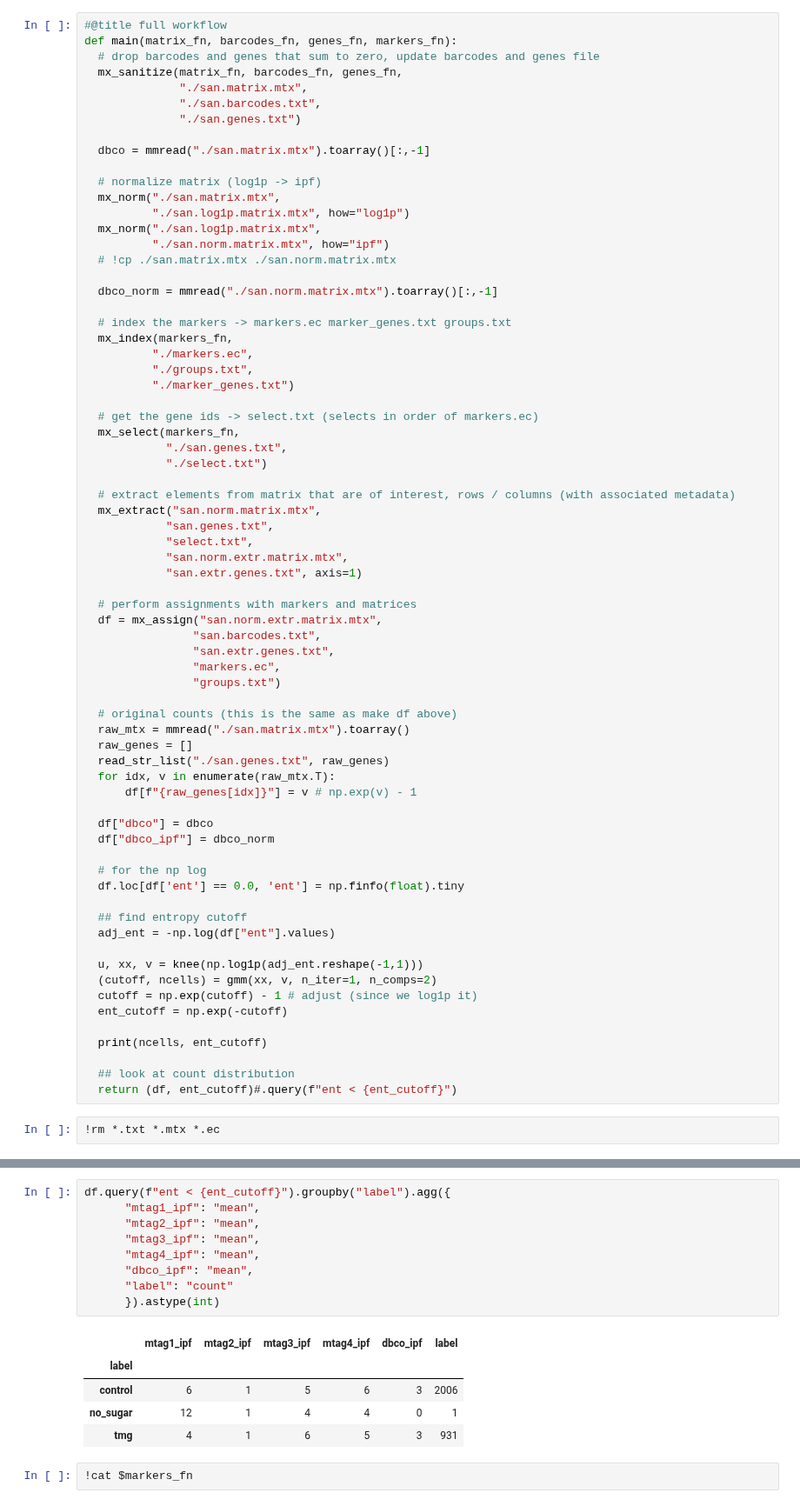
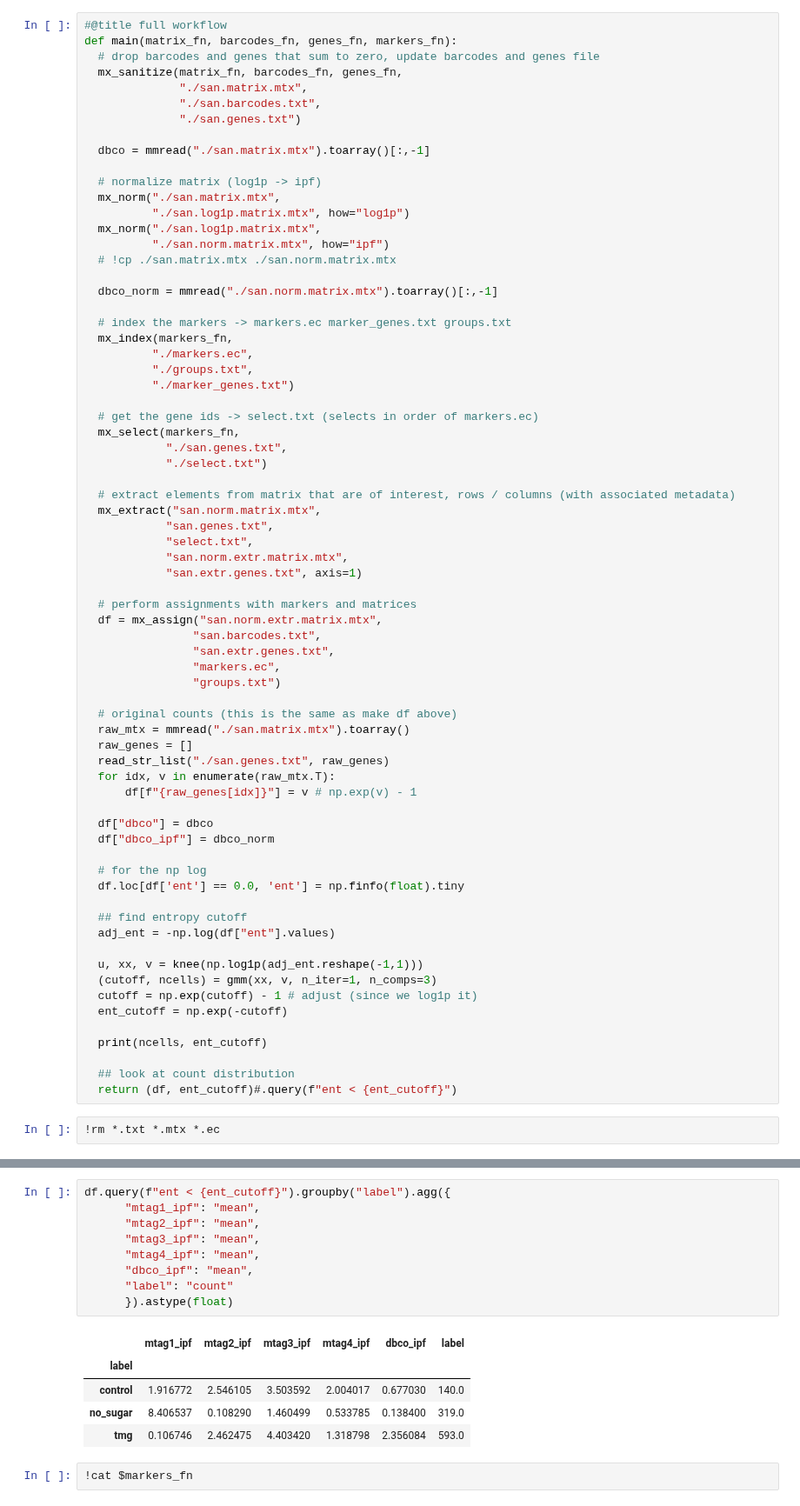
Before and after one commit to sbooeshaghi/azucar, a Jupyter notebook: analysis/293T/obs2/assign.ipynb, the cells around one changed output, grey strips where cells are left out. Shown at 87% size. Saved outputs shown, nothing was run; the diff lists cells and outputs as text.

```diff
--- a/analysis/293T/obs2/assign.ipynb
+++ b/analysis/293T/obs2/assign.ipynb
@@ -2437,7 +2435,7 @@ def main(matrix_fn, barcodes_fn, genes_fn, markers_fn):
   adj_ent = -np.log(df["ent"].values)
 
   u, xx, v = knee(np.log1p(adj_ent.reshape(-1,1)))
-  (cutoff, ncells) = gmm(xx, v, n_iter=1, n_comps=2)
+  (cutoff, ncells) = gmm(xx, v, n_iter=1, n_comps=3)
   cutoff = np.exp(cutoff) - 1 # adjust (since we log1p it)
   ent_cutoff = np.exp(-cutoff)
 
@@ -2467,18 +2464,18 @@ Initialization converged: True   time lapse 0.15625s     ll -5.89837
 # %%
 df.query(f"ent < {ent_cutoff}").groupby("label").agg({
       "mtag1_ipf": "mean",
       "mtag2_ipf": "mean",
       "mtag3_ipf": "mean",
       "mtag4_ipf": "mean",
       "dbco_ipf": "mean",
       "label": "count"
-      }).astype(int)
+      }).astype(float)
 # %% [output]
 |  | mtag1_ipf | mtag2_ipf | mtag3_ipf | mtag4_ipf | dbco_ipf | label |
 | label |  |  |  |  |  |  |
-| control | 6 | 1 | 5 | 6 | 3 | 2006 |
-| no_sugar | 12 | 1 | 4 | 4 | 0 | 1 |
-| tmg | 4 | 1 | 6 | 5 | 3 | 931 |
+| control | 1.916772 | 2.546105 | 3.503592 | 2.004017 | 0.677030 | 140.0 |
+| no_sugar | 8.406537 | 0.108290 | 1.460499 | 0.533785 | 0.138400 | 319.0 |
+| tmg | 0.106746 | 2.462475 | 4.403420 | 1.318798 | 2.356084 | 593.0 |
 # %%
 !cat $markers_fn
 # %% [output]
```
Also changed, not shown: parts of 7 cells of this notebook.
